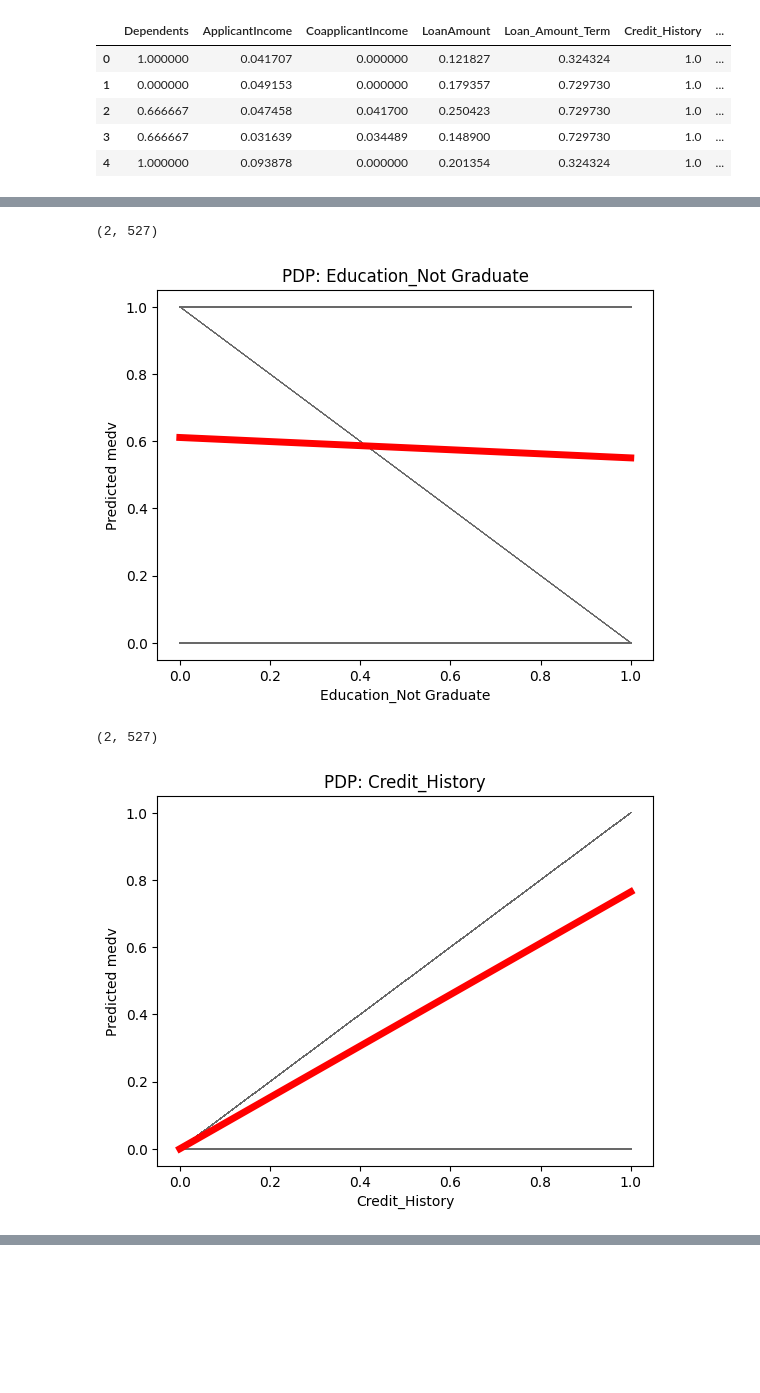
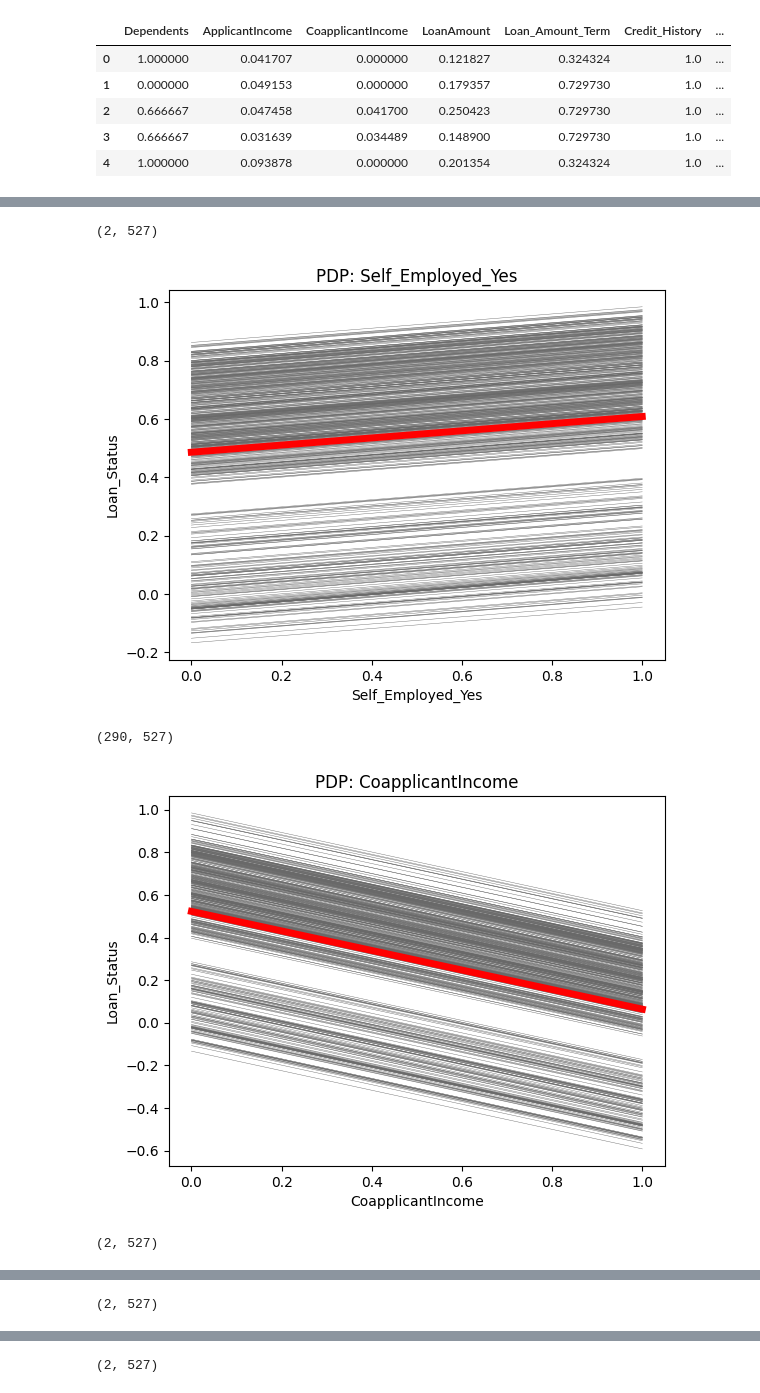
Before and after one commit to OPIM5512-des18004/OPIM5512_A04-des18004, a Jupyter notebook: src/assignment04_des18004.ipynb, the cells around one changed output, grey strips where cells are left out. Drawn from its saved outputs; the diff is of its cells as text; code cells hidden in the pictures; blank space fills up the shorter version.

```diff
--- a/src/assignment04_des18004.ipynb
+++ b/src/assignment04_des18004.ipynb
@@ -266,32 +238,20 @@ plt.show()
-# %%
-tmpdf = ice(data=train_X_df, # ice needs a dataframe
-            column='Education_Not Graduate', # the column name
-                   predict=model.predict) # the predict statement from the
-                                          # model
-print(np.shape(tmpdf))
-ice_plot(tmpdf, c='dimgray', linewidth=0.3,
-                  plot_pdp=True,
-         pdp_kwargs={'linewidth': 5, 'color':'red'})
-plt.title('PDP: Education_Not Graduate')
-plt.ylabel('Predicted medv')
-plt.xlabel('Education_Not Graduate');
-plt.show()
-# %% [output]
-(2, 527)
-[figure, removed]
-# %%
-tmpdf = ice(data=train_X_df, # ice needs a dataframe
-            column='Credit_History', # the column name
-                   predict=model.predict) # the predict statement from the
-                                          # model
-print(np.shape(tmpdf))
-ice_plot(tmpdf, c='dimgray', linewidth=0.3,
-                  plot_pdp=True,
-         pdp_kwargs={'linewidth': 5, 'color':'red'})
-plt.title('PDP: Credit_History')
-plt.ylabel('Predicted medv')
-plt.xlabel('Credit_History');
-plt.show()
-# %% [output]
-(2, 527)
-[figure, removed]
+# %%
+for col in top5_features:
+  tmpdf = ice(data=train_X_df, # ice needs a dataframe
+            column=col, # the column name
+                   predict=model.predict) # the predict statement from the
+                                          # model
+  print(np.shape(tmpdf))
+  ice_plot(tmpdf, c='dimgray', linewidth=0.3,
+                  plot_pdp=True,
+         pdp_kwargs={'linewidth': 5, 'color':'red'})
+  plt.title(f'PDP: {col}')
+  plt.ylabel('Loan_Status')
+  plt.xlabel(col);
+  plt.show()
+# %% [output]
+(2, 527)
+[figure, added]
+(290, 527)
+[figure, added]
+(2, 527)
@@ -297,0 +259 @@ plt.show()
+(2, 527)
@@ -297,0 +261 @@ plt.show()
+(2, 527)
```
Also changed, not shown: parts of 10 cells of this notebook.
